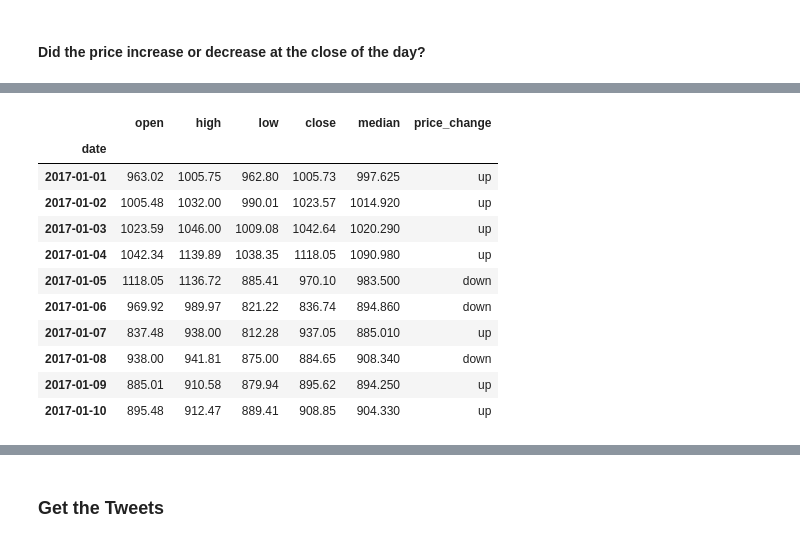
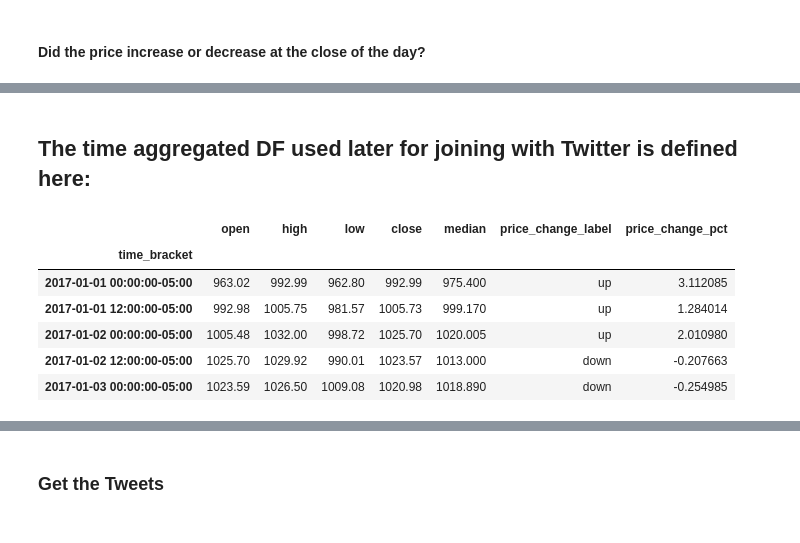
Before and after one commit to Liam-O/Data620, a Jupyter notebook: FinalProject/getting_btc_price.ipynb, the cells around one changed output, grey strips where cells are left out. Cells and saved outputs as stored; diff of their text form; code cells hidden in the pictures.

```diff
--- a/FinalProject/getting_btc_price.ipynb
+++ b/FinalProject/getting_btc_price.ipynb
@@ -123,0 +98,37 @@ is deprecated and will be removed in a future version
+# %%
+# Add the time aggregation and OHLC funciton
+
+
+def time_precision(series, precision):
+    """
+    Returns the date time series with a date time value floored to the
+    specified freq string
+    """
+    return (pd.DatetimeIndex(series)).floor(precision)
+
+
+def make_ohlc(df, datetime_col, price_col, time_granularity):
+    """
+    Calculates the data for an OHLC chart from a df with a date_time and
+    price columns, with intervals of time_granularity. Returns a DataFrame.
+    """
+
+    df = df.sort_values(datetime_col)
+    df["time_bracket"] = df[datetime_col].map(
+        lambda x: time_precision(x, time_granularity))
+
+    btc_ohlc = df.groupby("time_bracket")[price_col]\
+        .agg(["first", "max", "min", "last", "median"])\
+        .rename(columns={'first': 'open', 'max': 'high', "min": "low", "last": "close"})
+
+    conditions = [(btc_ohlc['open'] <= btc_ohlc['close']),
+                  (btc_ohlc['open'] > btc_ohlc['close'])]
+
+    choices = ["up", "down"]
+
+    btc_ohlc['price_change_label'] = np.select(conditions, choices)
+
+    btc_ohlc["price_change_pct"] = 100 * \
+        (btc_ohlc["close"] / btc_ohlc["open"] - 1)
+
+    return (btc_ohlc)
@@ -124,15 +192,15 @@ is deprecated and will be removed in a future version
+# %% [markdown]
+## The time aggregated DF used later for joining with Twitter is defined here:
+# %%
+time_aggr = "12h" ## Definition of the used time precision!
+btc_ohlc = make_ohlc(btc,"date_time","price",time_aggr)
 # %%
-btc_ohlc.head(10)
+btc_ohlc.head(5)
 # %% [output]
-|  | open | high | low | close | median | price_change |
-| date |  |  |  |  |  |  |
-| 2017-01-01 | 963.02 | 1005.75 | 962.80 | 1005.73 | 997.625 | up |
-| 2017-01-02 | 1005.48 | 1032.00 | 990.01 | 1023.57 | 1014.920 | up |
-| 2017-01-03 | 1023.59 | 1046.00 | 1009.08 | 1042.64 | 1020.290 | up |
-| 2017-01-04 | 1042.34 | 1139.89 | 1038.35 | 1118.05 | 1090.980 | up |
-| 2017-01-05 | 1118.05 | 1136.72 | 885.41 | 970.10 | 983.500 | down |
-| 2017-01-06 | 969.92 | 989.97 | 821.22 | 836.74 | 894.860 | down |
-| 2017-01-07 | 837.48 | 938.00 | 812.28 | 937.05 | 885.010 | up |
-| 2017-01-08 | 938.00 | 941.81 | 875.00 | 884.65 | 908.340 | down |
-| 2017-01-09 | 885.01 | 910.58 | 879.94 | 895.62 | 894.250 | up |
-| 2017-01-10 | 895.48 | 912.47 | 889.41 | 908.85 | 904.330 | up |
+|  | open | high | low | close | median | price_change_label | price_change_pct |
+| time_bracket |  |  |  |  |  |  |  |
+| 2017-01-01 00:00:00-05:00 | 963.02 | 992.99 | 962.80 | 992.99 | 975.400 | up | 3.112085 |
+| 2017-01-01 12:00:00-05:00 | 992.98 | 1005.75 | 981.57 | 1005.73 | 999.170 | up | 1.284014 |
+| 2017-01-02 00:00:00-05:00 | 1005.48 | 1032.00 | 998.72 | 1025.70 | 1020.005 | up | 2.010980 |
+| 2017-01-02 12:00:00-05:00 | 1025.70 | 1029.92 | 990.01 | 1023.57 | 1013.000 | down | -0.207663 |
+| 2017-01-03 00:00:00-05:00 | 1023.59 | 1026.50 | 1009.08 | 1020.98 | 1018.890 | down | -0.254985 |
```
Also changed, not shown: parts of 40 cells of this notebook, 2 other files.
